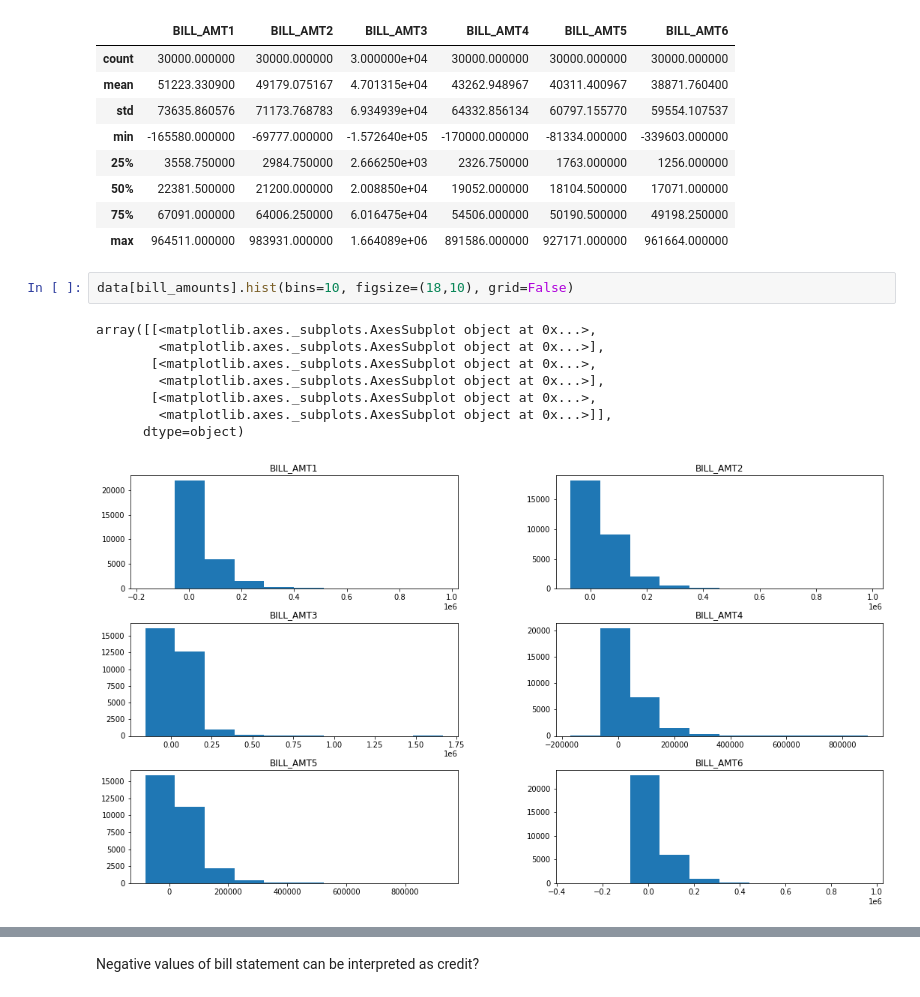
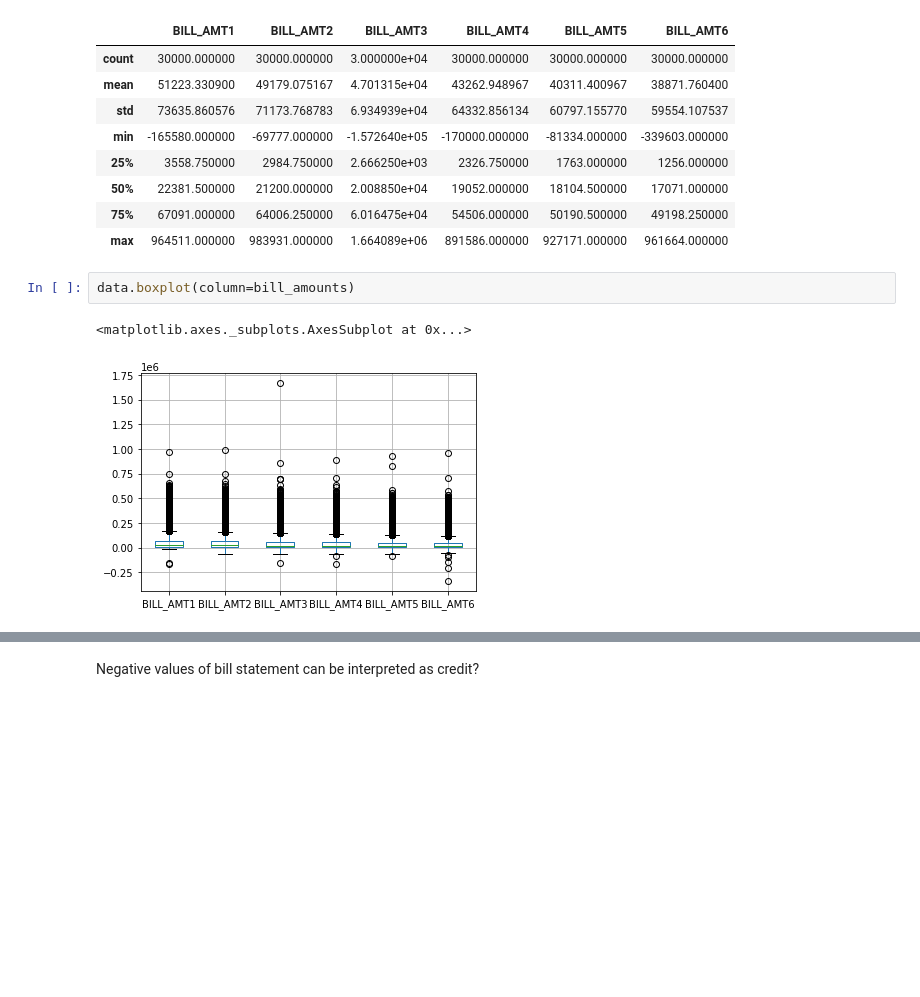
Before and after one commit to gerald-liu/credit-card-default-prediction, a Jupyter notebook: notebook.ipynb, the cells around one changed output, grey strips where cells are left out. Saved outputs shown, nothing was run; the diff lists cells and outputs as text; blank space fills up the shorter version.

```diff
--- a/notebook.ipynb
+++ b/notebook.ipynb
@@ -217,14 +218,8 @@ data[bill_amounts].describe()
 | 50% | 22381.500000 | 21200.000000 | 2.008850e+04 | 19052.000000 | 18104.500000 | 17071.000000 |
 | 75% | 67091.000000 | 64006.250000 | 6.016475e+04 | 54506.000000 | 50190.500000 | 49198.250000 |
 | max | 964511.000000 | 983931.000000 | 1.664089e+06 | 891586.000000 | 927171.000000 | 961664.000000 |
-# %%
-data[bill_amounts].hist(bins=10, figsize=(18,10), grid=False)
-# %% [output]
-array([[<matplotlib.axes._subplots.AxesSubplot object at 0x...>,
-        <matplotlib.axes._subplots.AxesSubplot object at 0x...>],
-       [<matplotlib.axes._subplots.AxesSubplot object at 0x...>,
-        <matplotlib.axes._subplots.AxesSubplot object at 0x...>],
-       [<matplotlib.axes._subplots.AxesSubplot object at 0x...>,
-        <matplotlib.axes._subplots.AxesSubplot object at 0x...>]],
-      dtype=object)
-[figure, removed]
+# %%
+data.boxplot(column=bill_amounts)
+# %% [output]
+<matplotlib.axes._subplots.AxesSubplot at 0x...>
+[figure, added]
```
Also changed, not shown: parts of 9 cells of this notebook.
